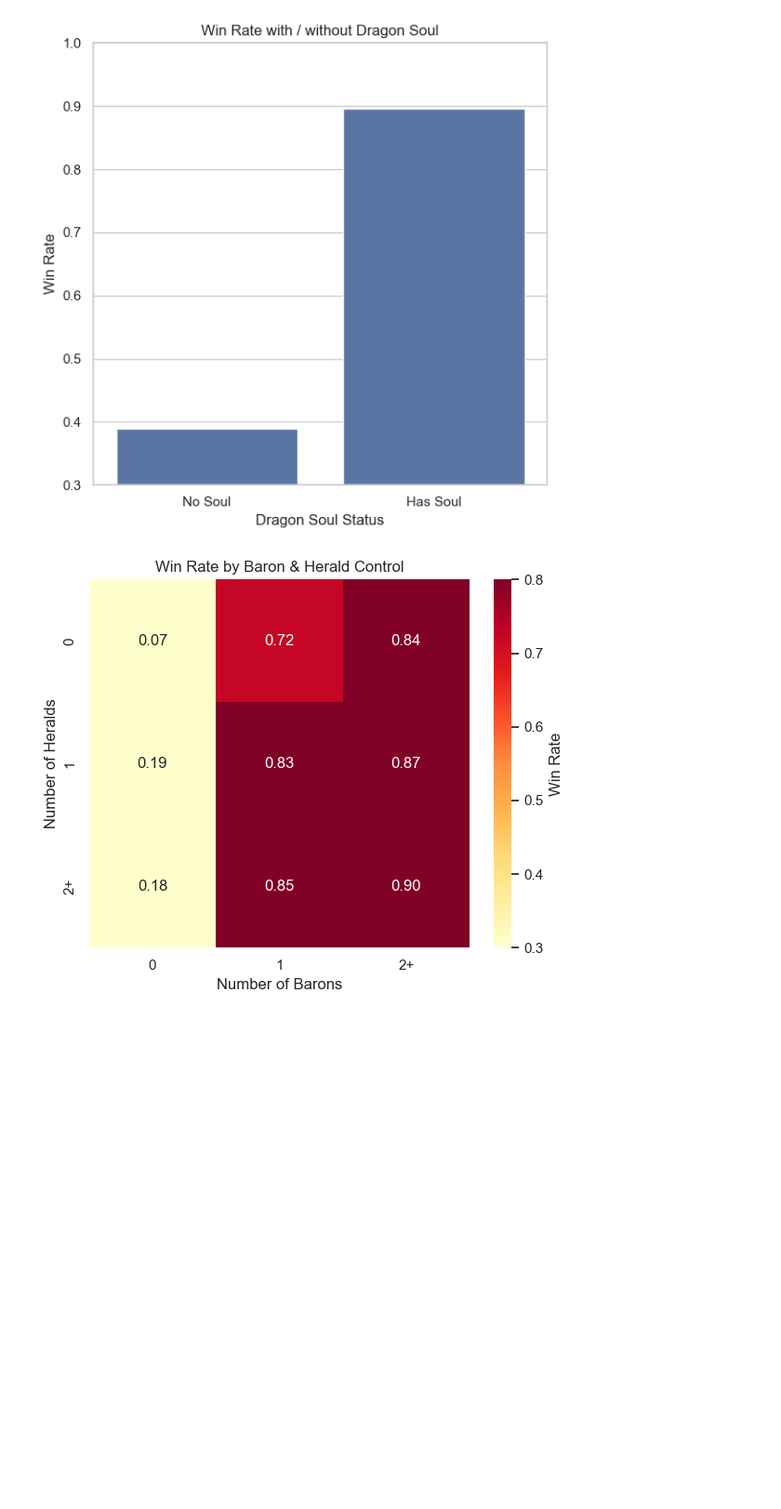
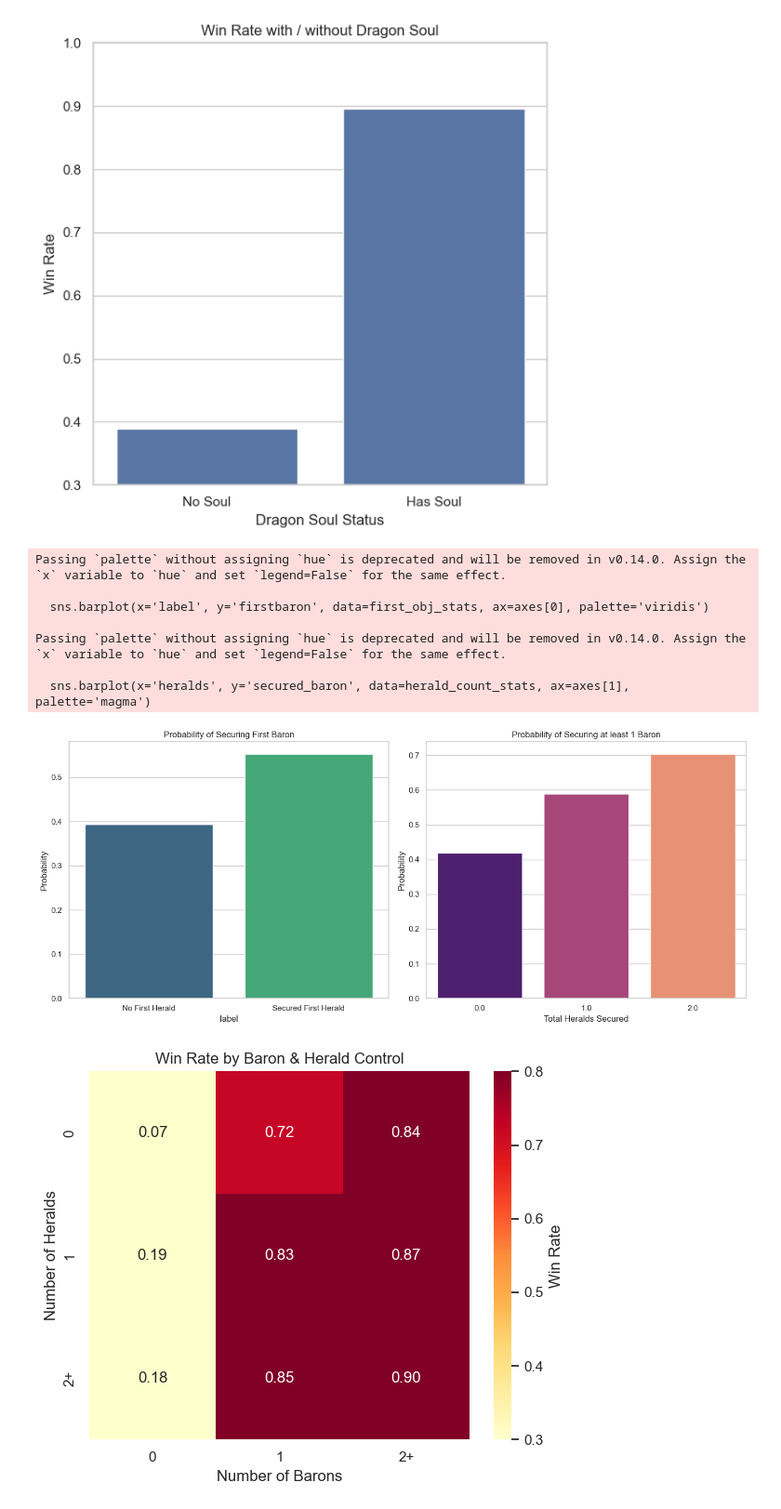
Before and after one commit to jmai321/league-of-legends-predictor, a Jupyter notebook: notebooks/visualization_xj.ipynb, the cells around one changed output. Shown at 93% size. Drawn from its saved outputs; the diff is of its cells as text; code cells hidden in the pictures; blank space fills up the shorter version.

Commit message:
add some visualization

```diff
--- a/notebooks/visualization_xj.ipynb
+++ b/notebooks/visualization_xj.ipynb
@@ -604,6 +608,44 @@ plot8_dragon_types_vs_winrate(realtime_df)
 # %% [output]
 [figure]
 [figure]
+# %%
+
+
+# --- Analysis 1: First Herald -> First Baron ---
+# Calculate P(First Baron | First Herald)
+first_obj_stats = realtime_df.groupby('firstherald')['firstbaron'].mean().reset_index()
+first_obj_stats['label'] = first_obj_stats['firstherald'].map({0: 'No First Herald', 1: 'Secured First Herald'})
+
+# --- Analysis 2: Total Heralds -> Any Baron ---
+# Calculate P(Barons > 0 | Total Heralds)
+realtime_df['secured_baron'] = (realtime_df['barons'] > 0).astype(int)
+herald_count_stats = realtime_df.groupby('heralds')['secured_baron'].mean().reset_index()
+
+# --- Plotting ---
+fig, axes = plt.subplots(1, 2, figsize=(14, 6))
+
+# Plot 1
+sns.barplot(x='label', y='firstbaron', data=first_obj_stats, ax=axes[0], palette='viridis')
+axes[0].set_title('Probability of Securing First Baron')
+axes[0].set_ylabel('Probability')
+
+# Plot 2
+sns.barplot(x='heralds', y='secured_baron', data=herald_count_stats, ax=axes[1], palette='magma')
+axes[1].set_title('Probability of Securing at least 1 Baron')
+axes[1].set_ylabel('Probability')
+axes[1].set_xlabel('Total Heralds Secured')
+
+plt.tight_layout()
+plt.show()
+# %% [output]
+Passing `palette` without assigning `hue` is deprecated and will be removed in v0.14.0. Assign the `x` variable to `hue` and set `legend=False` for the same effect.
+
+  sns.barplot(x='label', y='firstbaron', data=first_obj_stats, ax=axes[0], palette='viridis')
+
+Passing `palette` without assigning `hue` is deprecated and will be removed in v0.14.0. Assign the `x` variable to `hue` and set `legend=False` for the same effect.
+
+  sns.barplot(x='heralds', y='secured_baron', data=herald_count_stats, ax=axes[1], palette='magma')
+[figure, added]
 # %%
 # ===================================================================
 # 9) Baron & Herald control vs win rate (2D heatmap)
```
Also changed, not shown: parts of 1 cell of this notebook.
